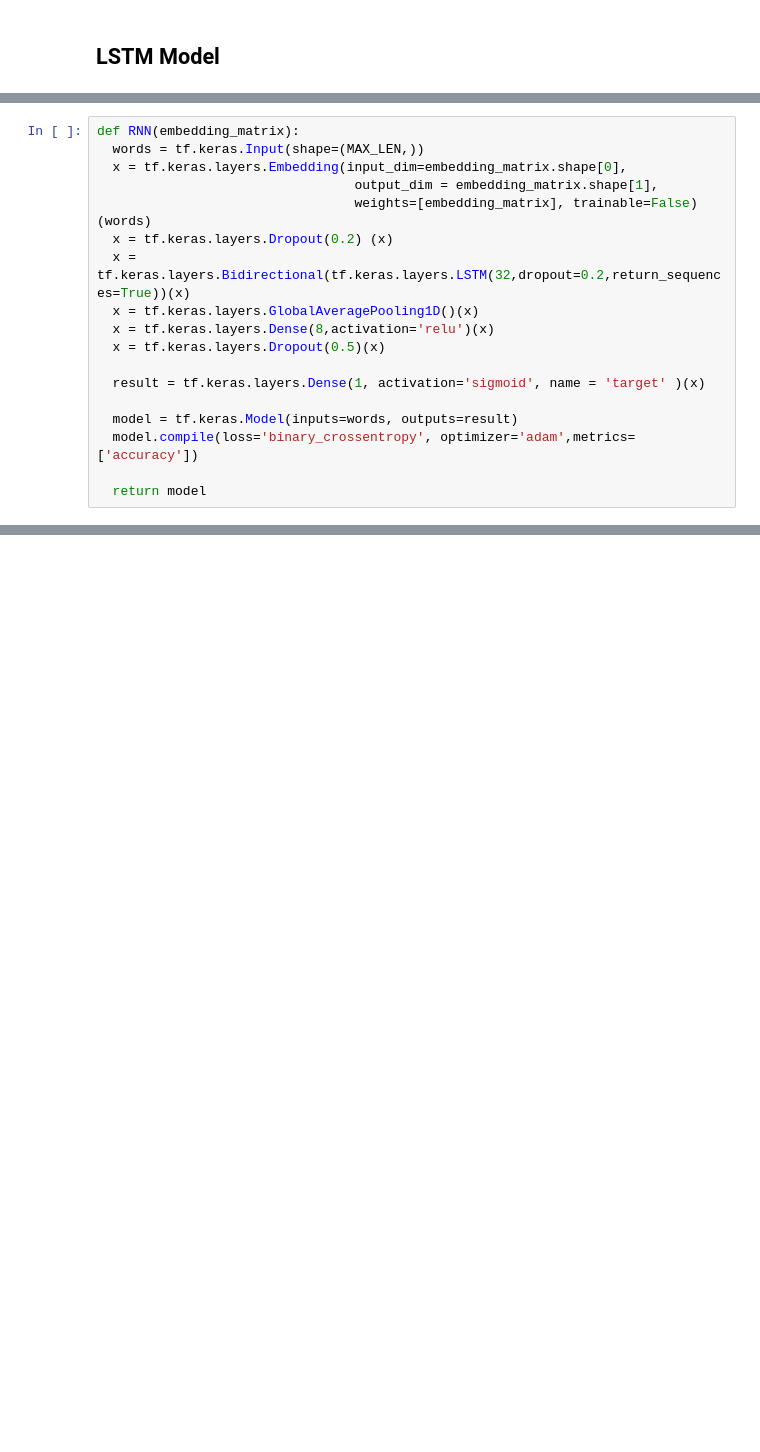
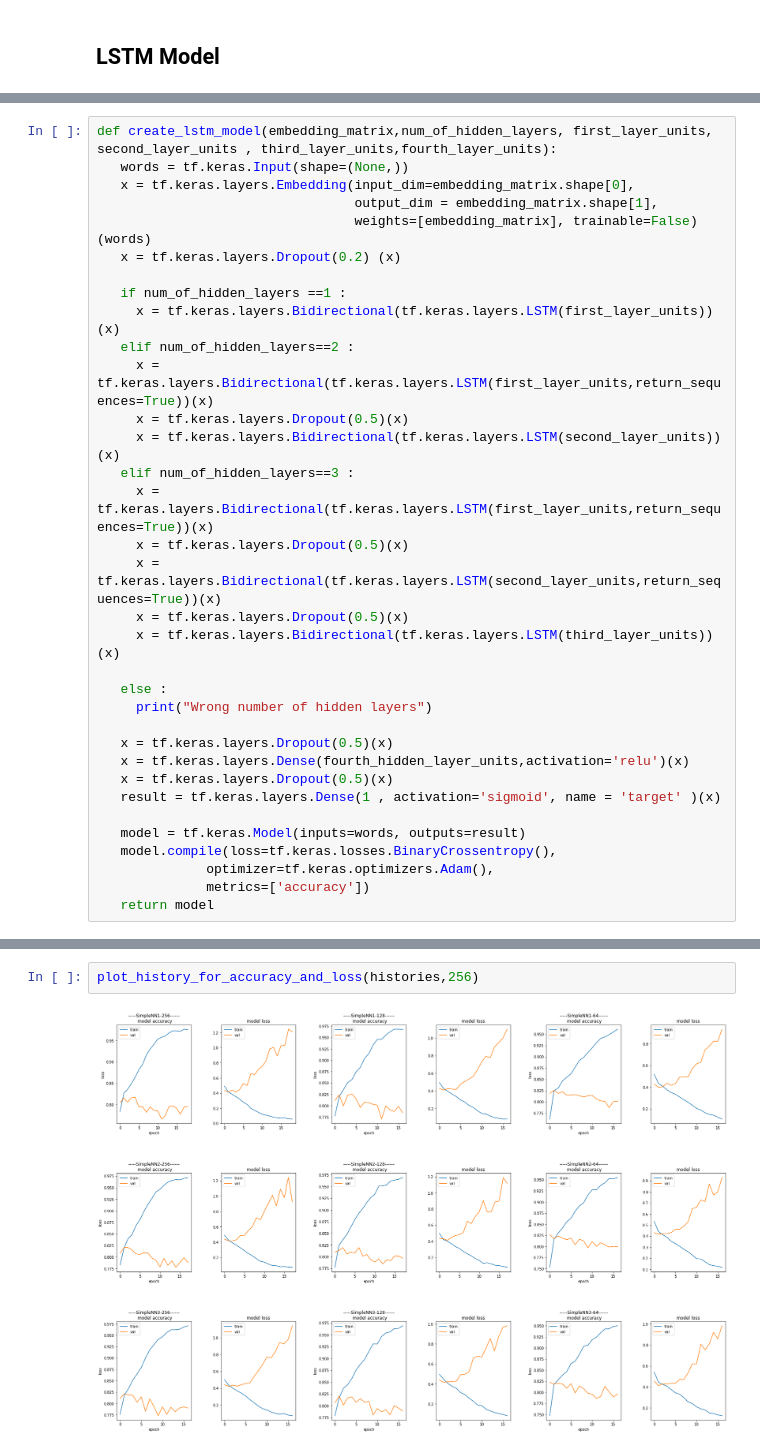
Before and after one commit to CoGian/NLP-with-Disaster-Tweets, a Jupyter notebook: classification.ipynb, the cells around one changed output, grey strips where cells are left out. Drawn from its saved outputs; the diff is of its cells as text; blank space fills up the shorter version.

```diff
--- a/classification.ipynb
+++ b/classification.ipynb
@@ -299,18 +316,34 @@ plot_history_for_accuracy_and_loss(histories)
 # %%
-def RNN(embedding_matrix):
-  words = tf.keras.Input(shape=(MAX_LEN,))
-  x = tf.keras.layers.Embedding(input_dim=embedding_matrix.shape[0],
+def create_lstm_model(embedding_matrix,num_of_hidden_layers, first_layer_units,  second_layer_units , third_layer_units,fourth_layer_units):
+   words = tf.keras.Input(shape=(None,))
+   x = tf.keras.layers.Embedding(input_dim=embedding_matrix.shape[0],
                                  output_dim = embedding_matrix.shape[1],
                                  weights=[embedding_matrix], trainable=False)(words)
-  x = tf.keras.layers.Dropout(0.2) (x)
-  x = tf.keras.layers.Bidirectional(tf.keras.layers.LSTM(32,dropout=0.2,return_sequences=True))(x)
-  x = tf.keras.layers.GlobalAveragePooling1D()(x)
-  x = tf.keras.layers.Dense(8,activation='relu')(x)
-  x = tf.keras.layers.Dropout(0.5)(x)
+   x = tf.keras.layers.Dropout(0.2) (x)
 
-  result = tf.keras.layers.Dense(1, activation='sigmoid', name = 'target' )(x)
+   if num_of_hidden_layers ==1 :
+     x = tf.keras.layers.Bidirectional(tf.keras.layers.LSTM(first_layer_units))(x)
+   elif num_of_hidden_layers==2 :
+     x = tf.keras.layers.Bidirectional(tf.keras.layers.LSTM(first_layer_units,return_sequences=True))(x)
+     x = tf.keras.layers.Dropout(0.5)(x)
+     x = tf.keras.layers.Bidirectional(tf.keras.layers.LSTM(second_layer_units))(x)
+   elif num_of_hidden_layers==3 :
+     x = tf.keras.layers.Bidirectional(tf.keras.layers.LSTM(first_layer_units,return_sequences=True))(x)
+     x = tf.keras.layers.Dropout(0.5)(x)
+     x = tf.keras.layers.Bidirectional(tf.keras.layers.LSTM(second_layer_units,return_sequences=True))(x)
+     x = tf.keras.layers.Dropout(0.5)(x)
+     x = tf.keras.layers.Bidirectional(tf.keras.layers.LSTM(third_layer_units))(x)
 
-  model = tf.keras.Model(inputs=words, outputs=result)
-  model.compile(loss='binary_crossentropy', optimizer='adam',metrics=['accuracy'])
+   else :
+     print("Wrong number of hidden layers")
 
-  return model
+   x = tf.keras.layers.Dropout(0.5)(x)
+   x = tf.keras.layers.Dense(fourth_hidden_layer_units,activation='relu')(x)
+   x = tf.keras.layers.Dropout(0.5)(x)
+   result = tf.keras.layers.Dense(1 , activation='sigmoid', name = 'target' )(x)
+
+   model = tf.keras.Model(inputs=words, outputs=result)
+   model.compile(loss=tf.keras.losses.BinaryCrossentropy(),
+              optimizer=tf.keras.optimizers.Adam(),
+              metrics=['accuracy'])
+   return model
@@ -316,0 +428,4 @@ def RNN(embedding_matrix):
+# %%
+plot_history_for_accuracy_and_loss(histories,256)
+# %% [output]
+[figure, added]
```
Also changed, not shown: parts of 22 cells of this notebook.
